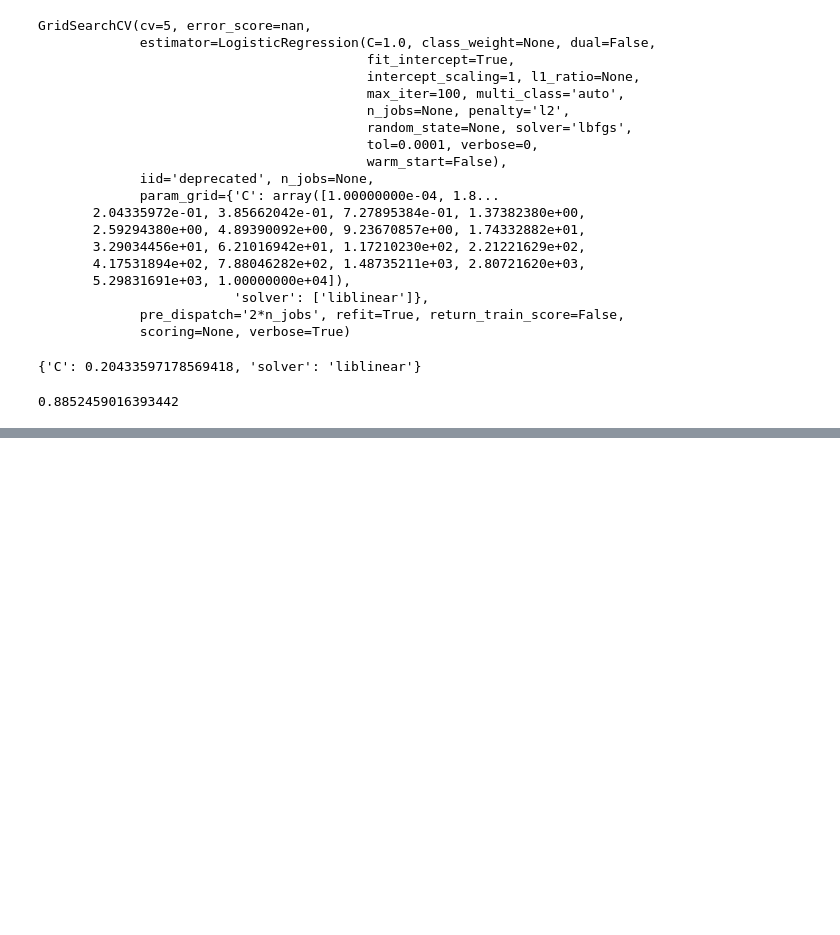
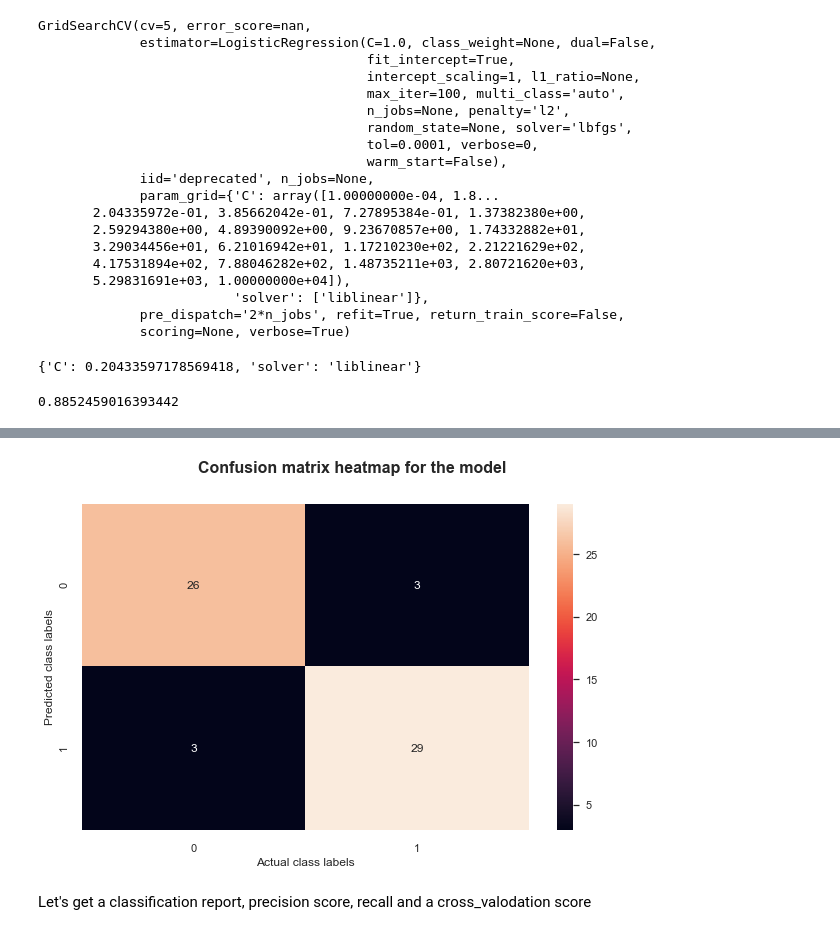
Before and after one commit to wolfdale229/projects, a Jupyter notebook: Milestone project 1 Heart Disease Classification.ipynb, the cells around one changed output, grey strips where cells are left out. Cells and saved outputs as stored; diff of their text form; code cells hidden in the pictures; blank space fills up the shorter version.

Commit message:
built a complete classification model

```diff
--- a/Milestone project 1 Heart Disease Classification.ipynb
+++ b/Milestone project 1 Heart Disease Classification.ipynb
@@ -648,0 +658,3 @@ gs_log_reg.score(X_test, y_test)
+# %%
+# making prediction with thw tuned model
+y_preds = gs_log_reg.predict(X_test)
@@ -648,0 +711,19 @@ gs_log_reg.score(X_test, y_test)
+# %%
+sns.set(font_scale=1)
+def plot_conf_mat(y_test, y_preds):
+    ''' Plots a nice looking confusion matrix using seaborn's heatmaps '''
+    conf_mat = confusion_matrix(y_test, y_preds)
+    fig, ax = plt.subplots(figsize=(10, 6))
+    ax = sns.heatmap(conf_mat, annot=True
+                    )
+    plt.suptitle('Confusion matrix heatmap for the model', fontsize=16,
+                fontweight='bold')
+    plt.xlabel('Actual class labels')
+    plt.ylabel('Predicted class labels')
+    plt.show()
+
+plot_conf_mat(y_test, y_preds)
+# %% [output]
+[figure, added]
+# %% [markdown]
+Let's get a classification report, precision score, recall and a cross_valodation score
```
Also changed, not shown: parts of 25 cells of this notebook.
